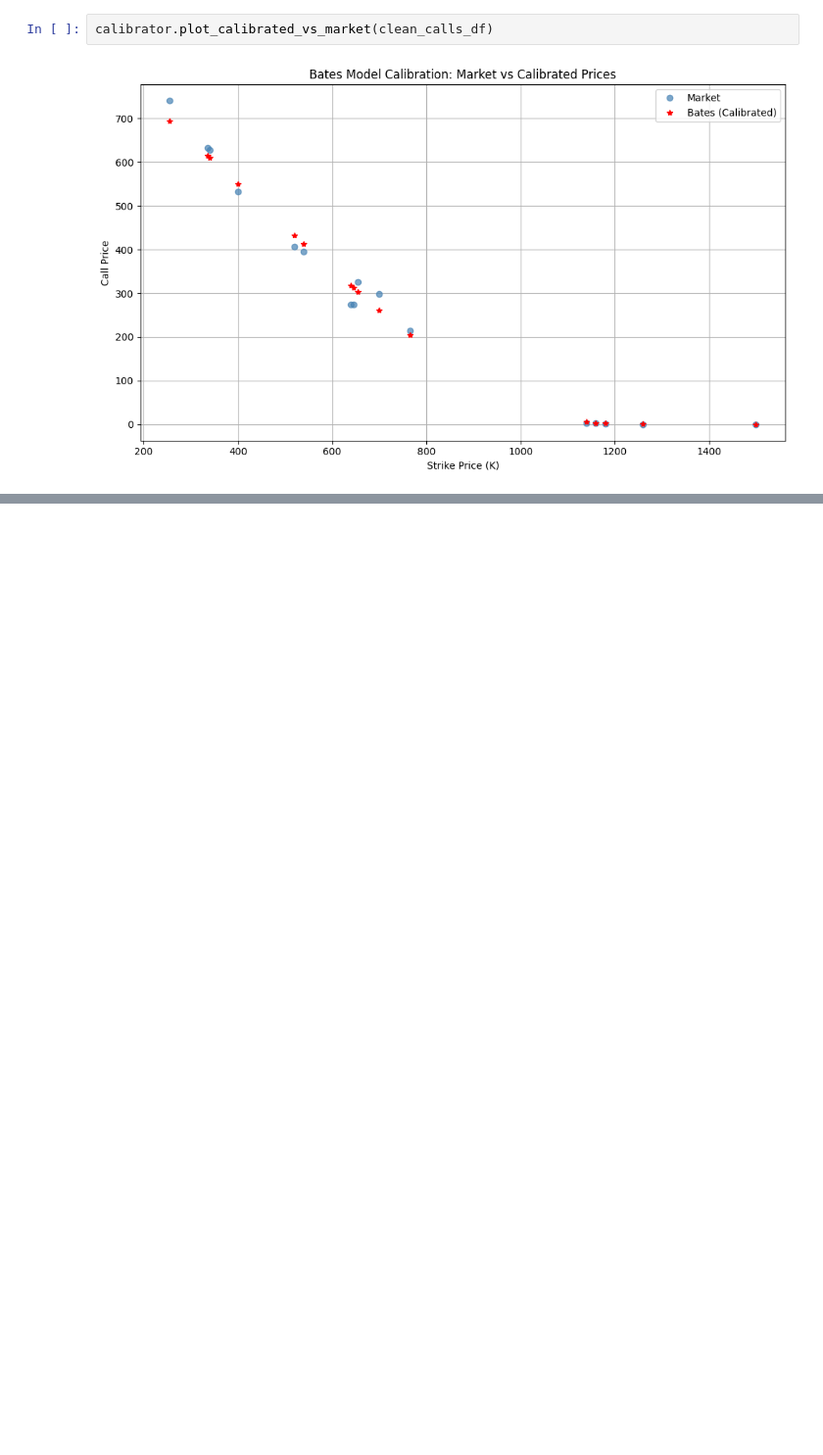
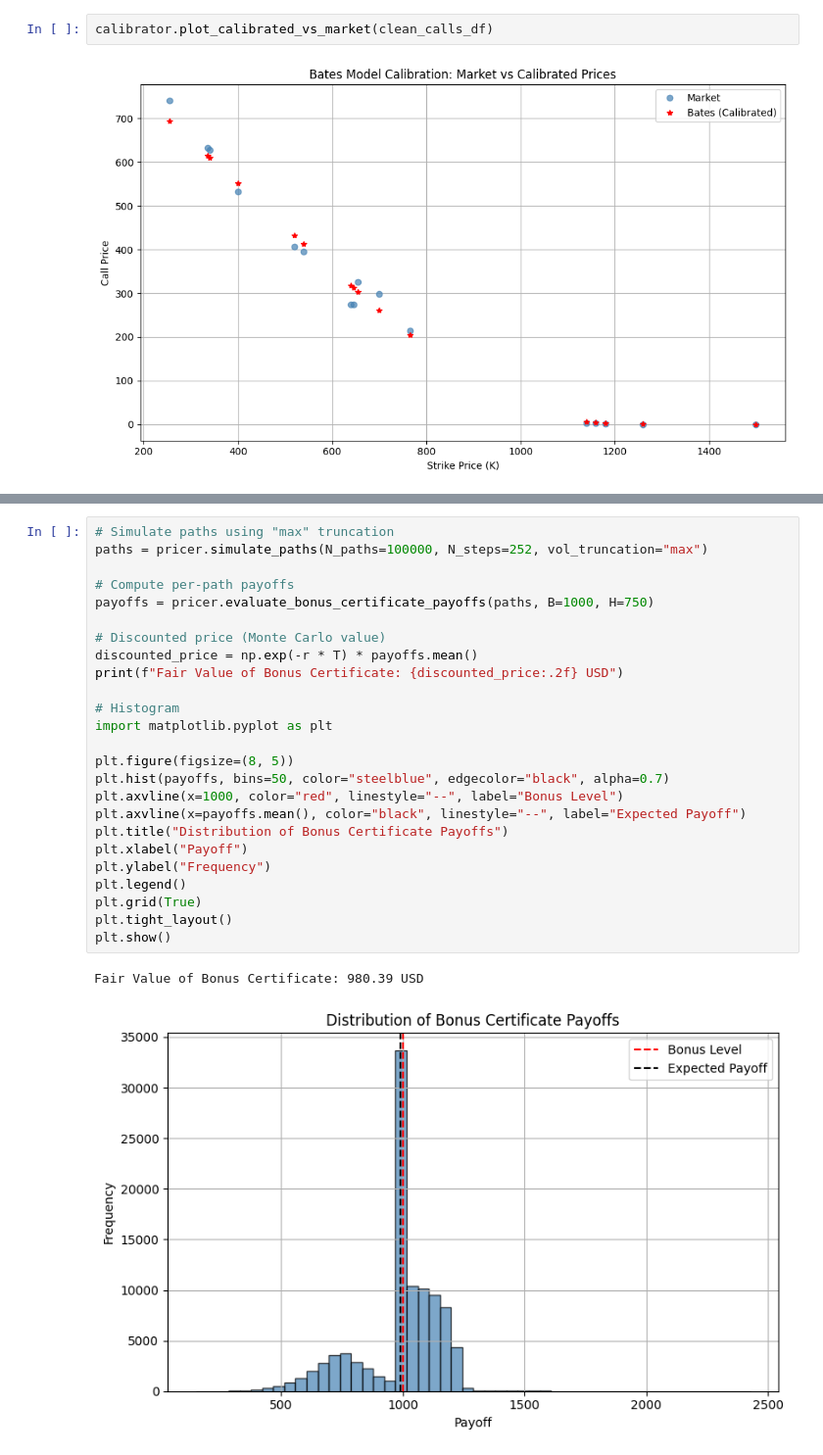
Before and after one commit to ashutoshjha3103/exotic_option_pricing_fe2025, a Jupyter notebook: exp/exp02_valuation.ipynb, the cells around one changed output, grey strips where cells are left out. Shown at 98% size. Drawn from its saved outputs; the diff is of its cells as text; blank space fills up the shorter version.

```diff
--- a/exp/exp02_valuation.ipynb
+++ b/exp/exp02_valuation.ipynb
@@ -528,0 +817,28 @@ calibrator.plot_calibrated_vs_market(clean_calls_df)
+# %%
+# Simulate paths using "max" truncation
+paths = pricer.simulate_paths(N_paths=100000, N_steps=252, vol_truncation="max")
+
+# Compute per-path payoffs
+payoffs = pricer.evaluate_bonus_certificate_payoffs(paths, B=1000, H=750)
+
+# Discounted price (Monte Carlo value)
+discounted_price = np.exp(-r * T) * payoffs.mean()
+print(f"Fair Value of Bonus Certificate: {discounted_price:.2f} USD")
+
+# Histogram
+import matplotlib.pyplot as plt
+
+plt.figure(figsize=(8, 5))
+plt.hist(payoffs, bins=50, color="steelblue", edgecolor="black", alpha=0.7)
+plt.axvline(x=1000, color="red", linestyle="--", label="Bonus Level")
+plt.axvline(x=payoffs.mean(), color="black", linestyle="--", label="Expected Payoff")
+plt.title("Distribution of Bonus Certificate Payoffs")
+plt.xlabel("Payoff")
+plt.ylabel("Frequency")
+plt.legend()
+plt.grid(True)
+plt.tight_layout()
+plt.show()
+# %% [output]
+Fair Value of Bonus Certificate: 980.39 USD
+[figure, added]
```
Also changed, not shown: parts of 16 cells of this notebook.
